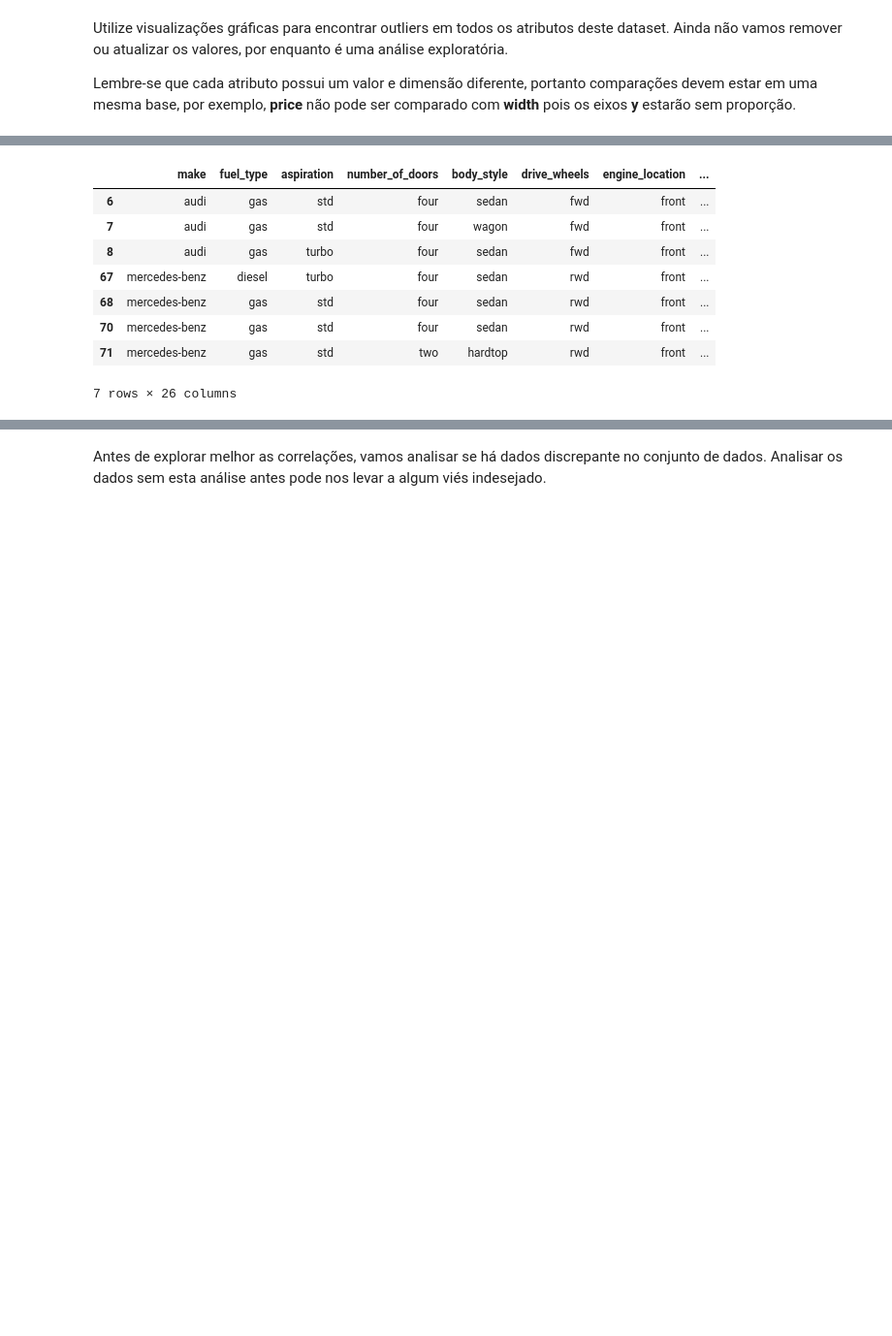
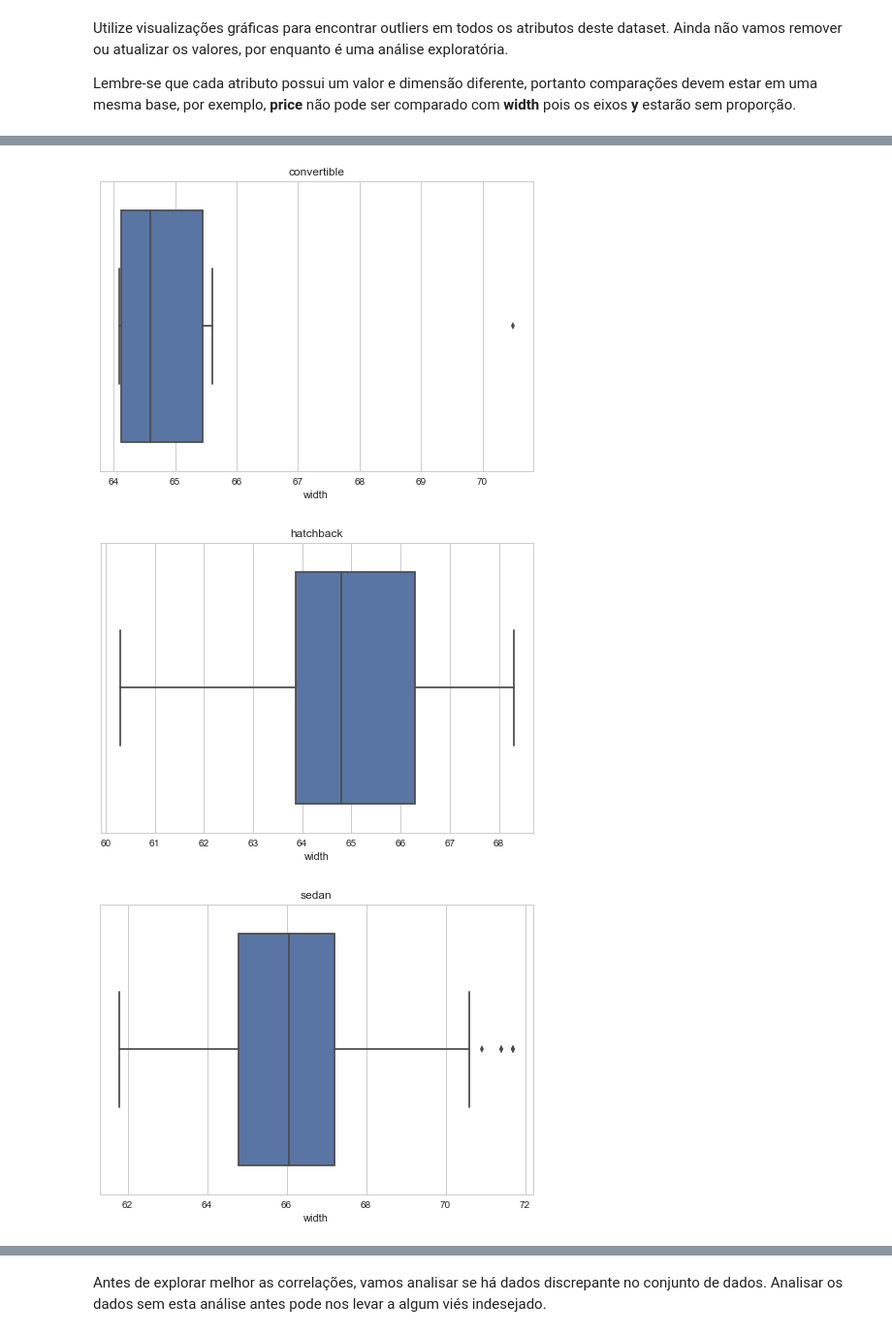
Before and after one commit to GuilhermeSola/fiap_trabalho_python, a Jupyter notebook: automobile-price-prediction.ipynb, the cells around one changed output, grey strips where cells are left out. Shown at 97% size. Cells and saved outputs as stored; diff of their text form; code cells hidden in the pictures; blank space fills up the shorter version.

```diff
--- a/automobile-price-prediction.ipynb
+++ b/automobile-price-prediction.ipynb
@@ -937,22 +956,14 @@ frame[ frame[variavel] < 145 ]
 # %%
 
 variavel = "width"
 categoria = "body_style"
 for variavel_filtro in frame[categoria].unique():
   plt.figure()
   sns.set(style="whitegrid")
   frame2 = frame[frame[categoria] == variavel_filtro ]
-  ax = sns.boxplot(x=frame2[variavel]).set_title(variavel_filtro)
-
-
-frame[ frame[variavel] > 70.9 ]
+  sns.boxplot(x=frame2[variavel]).set_title(variavel_filtro)
+  plt.show()
 # %% [output]
-|  | make | fuel_type | aspiration | number_of_doors | body_style | drive_wheels | engine_location | ... |
-| 6 | audi | gas | std | four | sedan | fwd | front | ... |
-| 7 | audi | gas | std | four | wagon | fwd | front | ... |
-| 8 | audi | gas | turbo | four | sedan | fwd | front | ... |
-| 67 | mercedes-benz | diesel | turbo | four | sedan | rwd | front | ... |
-| 68 | mercedes-benz | gas | std | four | sedan | rwd | front | ... |
-| 70 | mercedes-benz | gas | std | four | sedan | rwd | front | ... |
-| 71 | mercedes-benz | gas | std | two | hardtop | rwd | front | ... |
-7 rows × 26 columns
+[figure, added]
+[figure, added]
+[figure, added]
```
Also changed, not shown: parts of 37 cells of this notebook.
